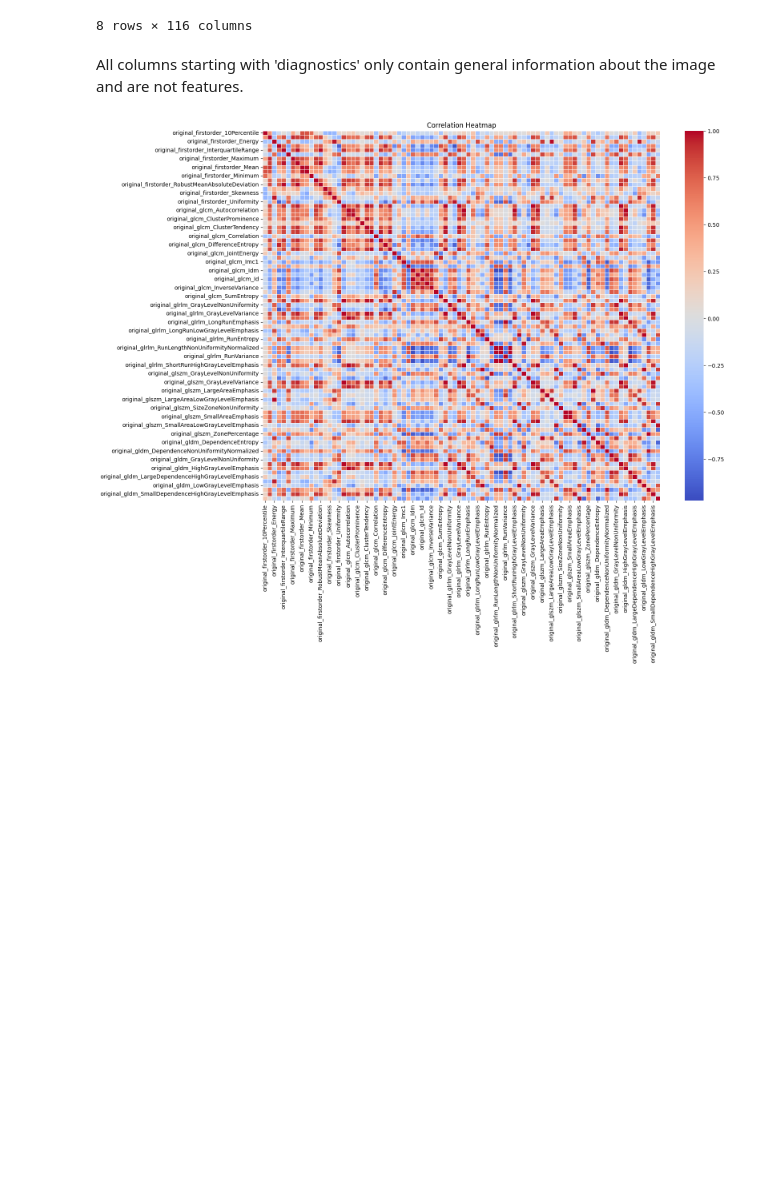
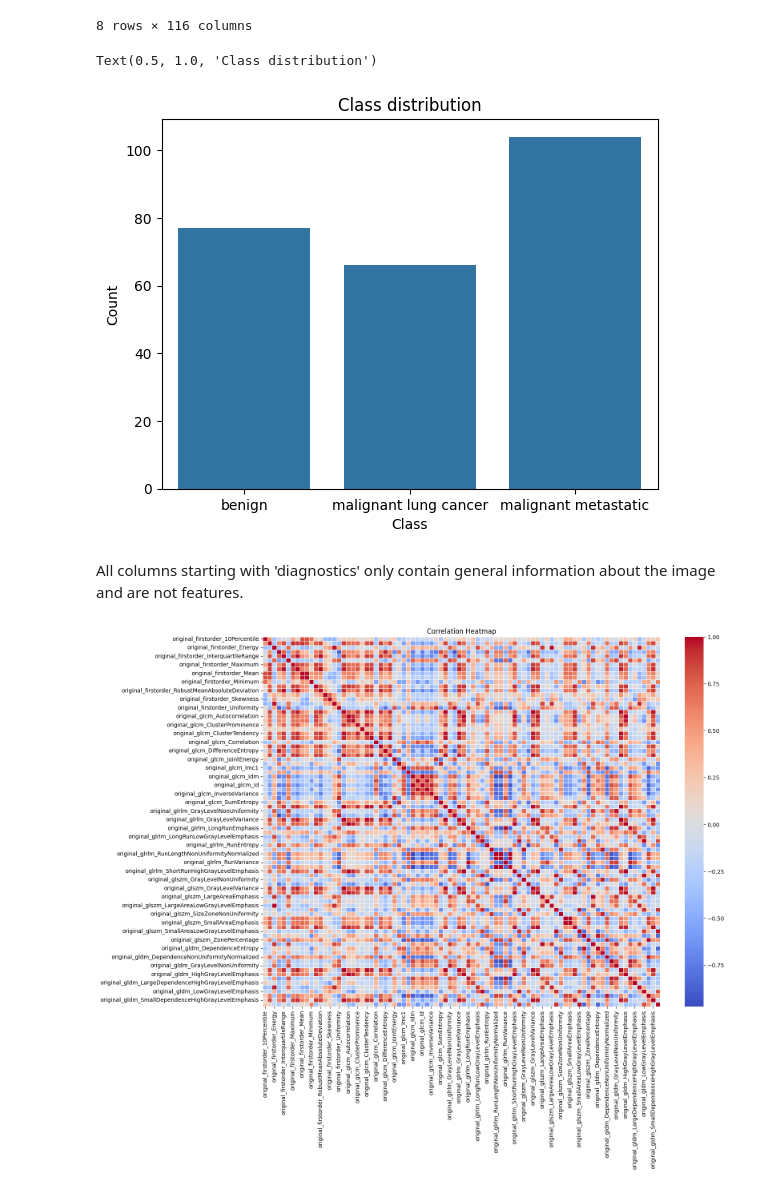
Before and after one commit to GaborinoS/Medical_image, a Jupyter notebook: feature_extraction.ipynb, the cells around one changed output. Drawn from its saved outputs; the diff is of its cells as text; code cells hidden in the pictures; blank space fills up the shorter version.

```diff
--- a/feature_extraction.ipynb
+++ b/feature_extraction.ipynb
@@ -34,6 +36,18 @@ df.describe()
 | 75% | 3.000000 | -753.638585 | -2048.000000 | 3071.000000 | 1415.500000 | ... |
 | max | 3.000000 | -651.262213 | -2048.000000 | 17739.000000 | 20671.000000 | ... |
 8 rows × 116 columns
+# %%
+# Create a count plot using Seaborn
+sns.countplot(x='Labels', data=df)
+
+# Adding labels and title
+plt.xticks(ticks=[0, 1, 2], labels=['benign', 'malignant lung cancer', 'malignant metastatic'])
+plt.xlabel('Class')
+plt.ylabel('Count')
+plt.title('Class distribution')
+# %% [output]
+Text(0.5, 1.0, 'Class distribution')
+[figure, added]
 # %% [markdown]
 All columns starting with 'diagnostics' only contain general information about the image and are not features.
 # %%
```
Also changed, not shown: parts of 16 cells of this notebook.
